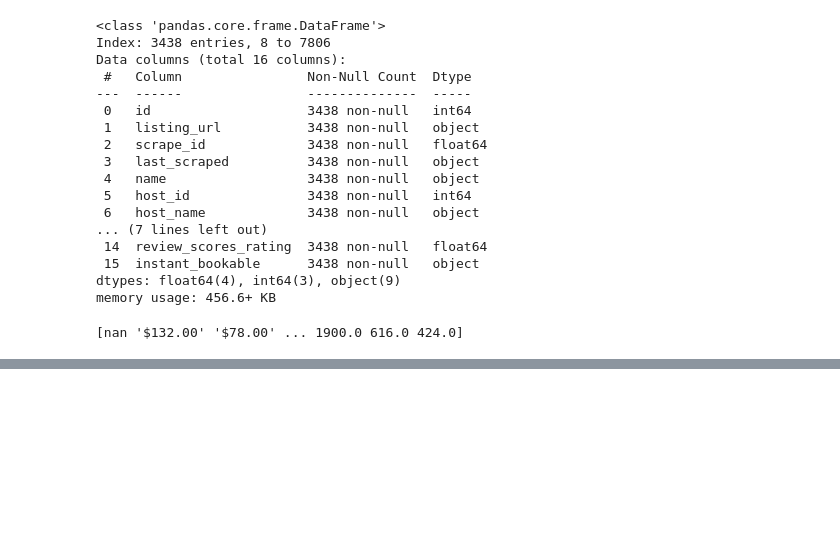
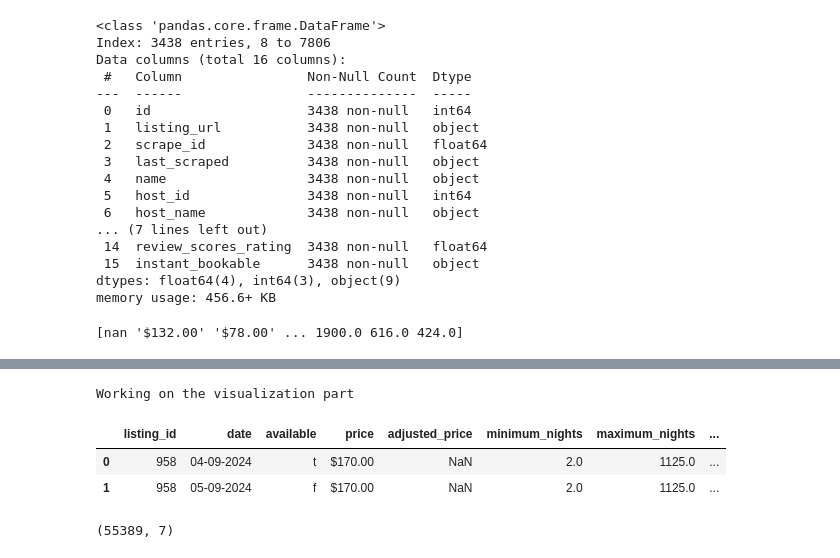
Before and after one commit to g23ai2068/Capstone-Project, a Jupyter notebook: Airbnb_capstone_project_Phase_1.ipynb, the cells around one changed output, grey strips where cells are left out. Saved outputs shown, nothing was run; the diff lists cells and outputs as text; code cells hidden in the pictures; blank space fills up the shorter version.

```diff
--- a/Airbnb_capstone_project_Phase_1.ipynb
+++ b/Airbnb_capstone_project_Phase_1.ipynb
@@ -554,0 +604,11 @@ listin[listin['price'].isin([nan])]
+# %%
+print('Working on the visualization part')
+# %% [output]
+Working on the visualization part
+# %%
+calender=pd.read_csv('/content/calendar.csv')
+calender.head(2)
+# %% [output]
+|  | listing_id | date | available | price | adjusted_price | minimum_nights | maximum_nights | ... |
+| 0 | 958 | 04-09-2024 | t | $170.00 | NaN | 2.0 | 1125.0 | ... |
+| 1 | 958 | 05-09-2024 | f | $170.00 | NaN | 2.0 | 1125.0 | ... |
@@ -554,0 +617,4 @@ listin[listin['price'].isin([nan])]
+# %%
+calender1.shape
+# %% [output]
+(55389, 7)
```
Also changed, not shown: parts of 32 cells of this notebook.
